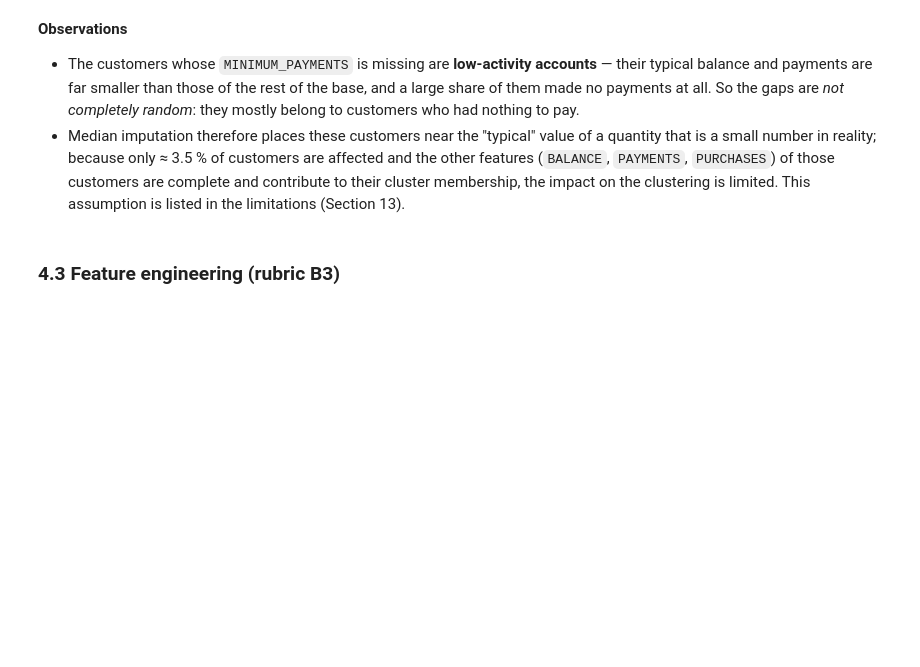
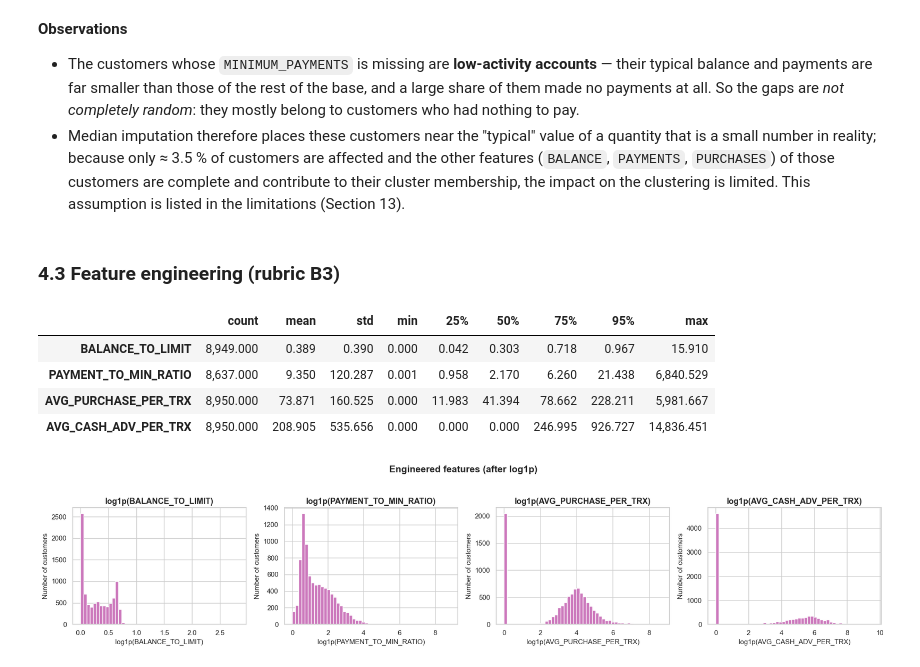
Before and after one commit to Reshma925/Vectora, a Jupyter notebook: Clustering/clustering.ipynb, the cells around one changed output. Drawn from its saved outputs; the diff is of its cells as text; code cells hidden in the pictures; blank space fills up the shorter version.

```diff
--- a/Clustering/clustering.ipynb
+++ b/Clustering/clustering.ipynb
@@ -522,3 +522,21 @@ Duplicate rows (ignoring ID): 0
 * Median imputation therefore places these customers near the "typical" value of a quantity that is a small number in reality; because only ≈ 3.5 % of customers are affected and the other features (`BALANCE`, `PAYMENTS`, `PURCHASES`) of those customers are complete and contribute to their cluster membership, the impact on the clustering is limited. This assumption is listed in the limitations (Section 13).
 # %% [markdown]
 ### 4.3 Feature engineering (rubric B3)
+# %%
+eng_raw = add_engineered_features(df_raw)[ENGINEERED].replace([np.inf, -np.inf], np.nan)
+display(eng_raw.describe(percentiles=[.25, .5, .75, .95]).T)
+
+fig, axes = plt.subplots(1, 4, figsize=(19, 4))
+for ax, col in zip(axes, ENGINEERED):
+    vals = np.log1p(eng_raw[col].dropna().clip(lower=0))
+    ax.hist(vals, bins=50, color=PALETTE[4], edgecolor="white")
+    ax.set(title=f"log1p({col})", xlabel=f"log1p({col})", ylabel="Number of customers")
+plt.suptitle("Engineered features (after log1p)", fontsize=15, fontweight="bold", y=1.04)
+finish("10_engineered_features")
+# %% [output]
+|  | count | mean | std | min | 25% | 50% | 75% | 95% | max |
+| BALANCE_TO_LIMIT | 8,949.000 | 0.389 | 0.390 | 0.000 | 0.042 | 0.303 | 0.718 | 0.967 | 15.910 |
+| PAYMENT_TO_MIN_RATIO | 8,637.000 | 9.350 | 120.287 | 0.001 | 0.958 | 2.170 | 6.260 | 21.438 | 6,840.529 |
+| AVG_PURCHASE_PER_TRX | 8,950.000 | 73.871 | 160.525 | 0.000 | 11.983 | 41.394 | 78.662 | 228.211 | 5,981.667 |
+| AVG_CASH_ADV_PER_TRX | 8,950.000 | 208.905 | 535.656 | 0.000 | 0.000 | 0.000 | 246.995 | 926.727 | 14,836.451 |
+[figure, added]
```
Also changed, not shown: parts of 24 cells of this notebook.
